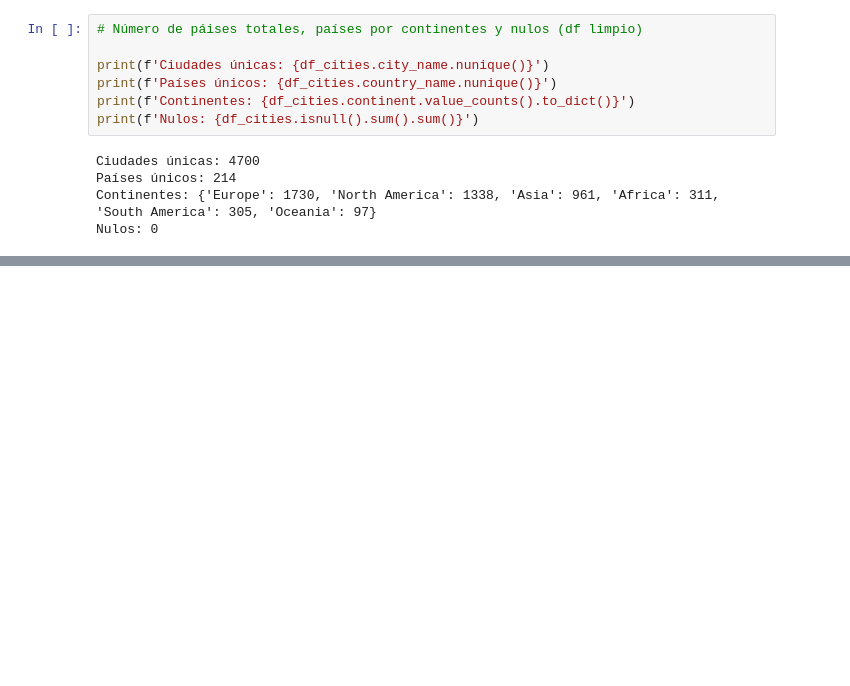
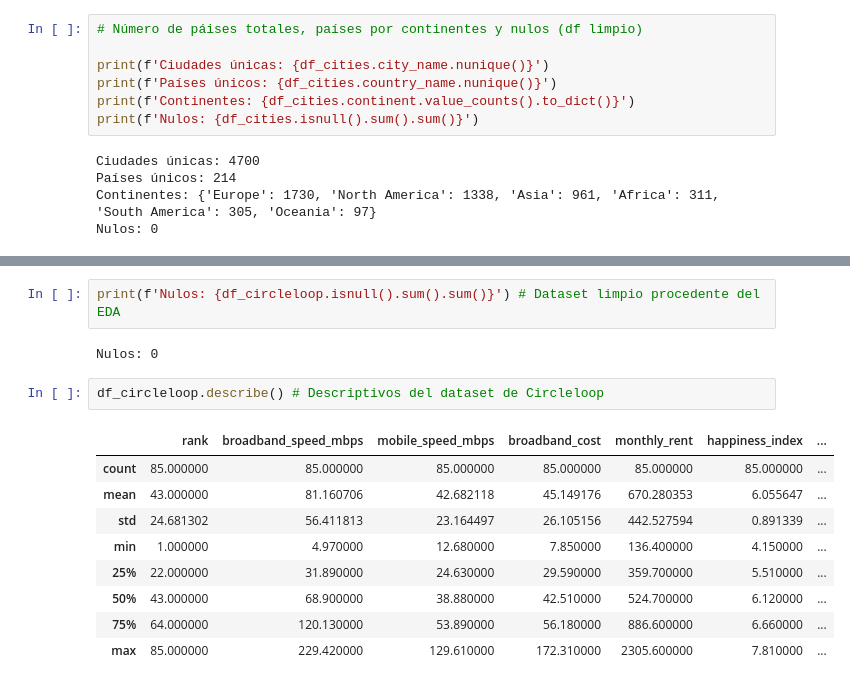
Before and after one commit to danielaaguirrej55-source/Proyecto-ML---Machine-Learning, a Jupyter notebook: src/notebooks/main_juanfcia_models.ipynb, the cells around one changed output, grey strips where cells are left out. Cells and saved outputs as stored; diff of their text form; blank space fills up the shorter version.

Commit message:
Análisis del dataset con variable target - Circleloop

```diff
--- a/src/notebooks/main_juanfcia_models.ipynb
+++ b/src/notebooks/main_juanfcia_models.ipynb
@@ -273,0 +298,16 @@ Nulos: 0
+# %%
+print(f'Nulos: {df_circleloop.isnull().sum().sum()}') # Dataset limpio procedente del EDA
+# %% [output]
+Nulos: 0
+# %%
+df_circleloop.describe() # Descriptivos del dataset de Circleloop
+# %% [output]
+|  | rank | broadband_speed_mbps | mobile_speed_mbps | broadband_cost | monthly_rent | happiness_index | ... |
+| count | 85.000000 | 85.000000 | 85.000000 | 85.000000 | 85.000000 | 85.000000 | ... |
+| mean | 43.000000 | 81.160706 | 42.682118 | 45.149176 | 670.280353 | 6.055647 | ... |
+| std | 24.681302 | 56.411813 | 23.164497 | 26.105156 | 442.527594 | 0.891339 | ... |
+| min | 1.000000 | 4.970000 | 12.680000 | 7.850000 | 136.400000 | 4.150000 | ... |
+| 25% | 22.000000 | 31.890000 | 24.630000 | 29.590000 | 359.700000 | 5.510000 | ... |
+| 50% | 43.000000 | 68.900000 | 38.880000 | 42.510000 | 524.700000 | 6.120000 | ... |
+| 75% | 64.000000 | 120.130000 | 53.890000 | 56.180000 | 886.600000 | 6.660000 | ... |
+| max | 85.000000 | 229.420000 | 129.610000 | 172.310000 | 2305.600000 | 7.810000 | ... |
```
Also changed, not shown: parts of 4 cells of this notebook.
